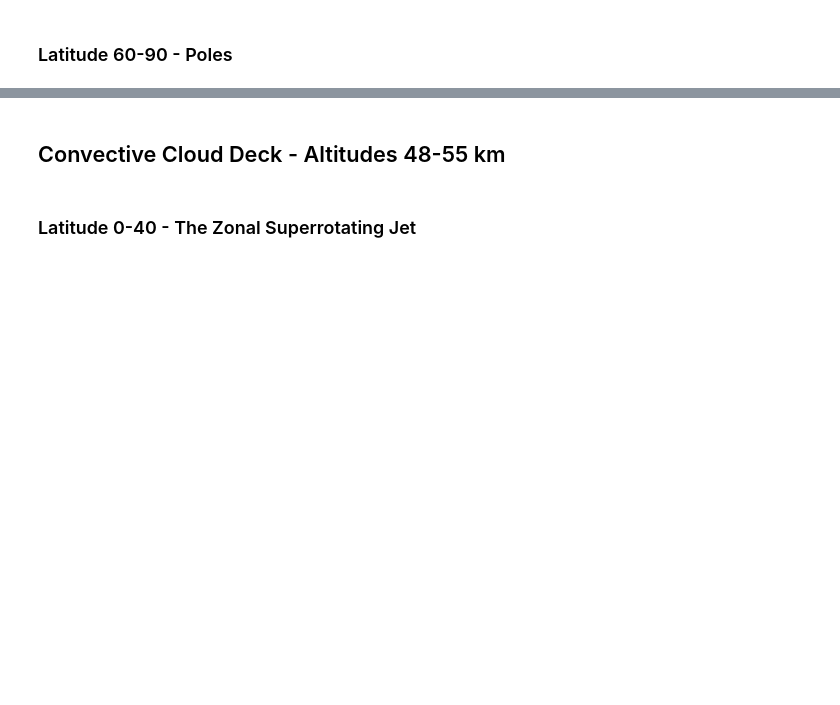
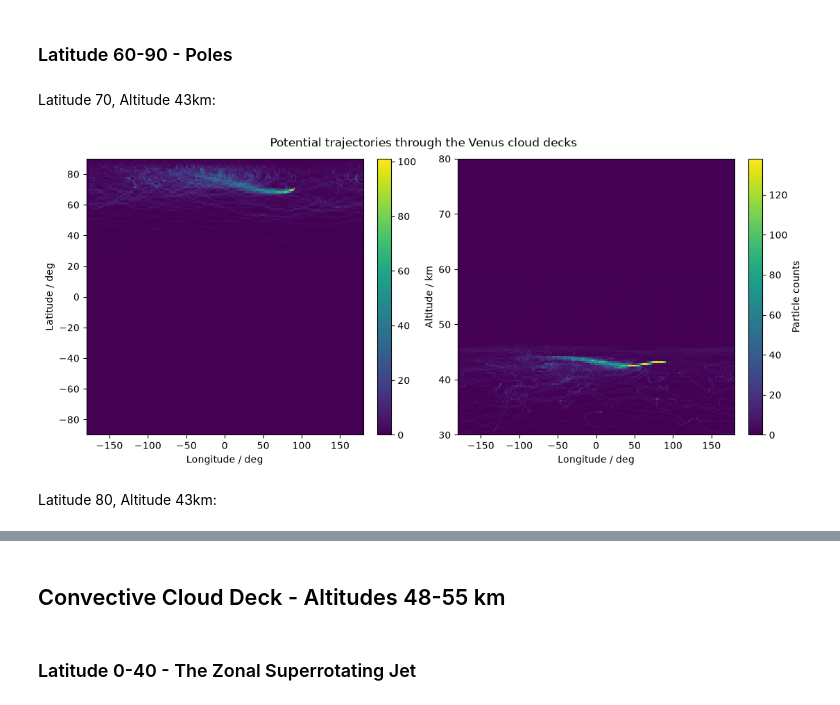
Before and after one commit to maureenjcohen/latraj, a Jupyter notebook: analysis.ipynb, the cells around one changed output, grey strips where cells are left out. Drawn from its saved outputs; the diff is of its cells as text; code cells hidden in the pictures; blank space fills up the shorter version.

```diff
--- a/analysis.ipynb
+++ b/analysis.ipynb
@@ -79,5 +88,16 @@ double_heatmap(ds)          # all trajectories on one 2-D plot
 # %% [markdown]
 ### Latitude 60-90 - Poles
+# %% [markdown]
+Latitude 70, Altitude 43km:
+# %%
+import xarray as xr
+from heatmap import double_heatmap
+ds = xr.open_zarr('outputs/Test2.zarr')
+double_heatmap(ds)          # all trajectories on one 2-D plot
+# %% [output]
+[figure, added]
+# %% [markdown]
+Latitude 80, Altitude 43km:
 # %%
 import xarray as xr
 from heatmap import double_heatmap
```
Also changed, not shown: parts of 21 cells of this notebook, 2 other files.
